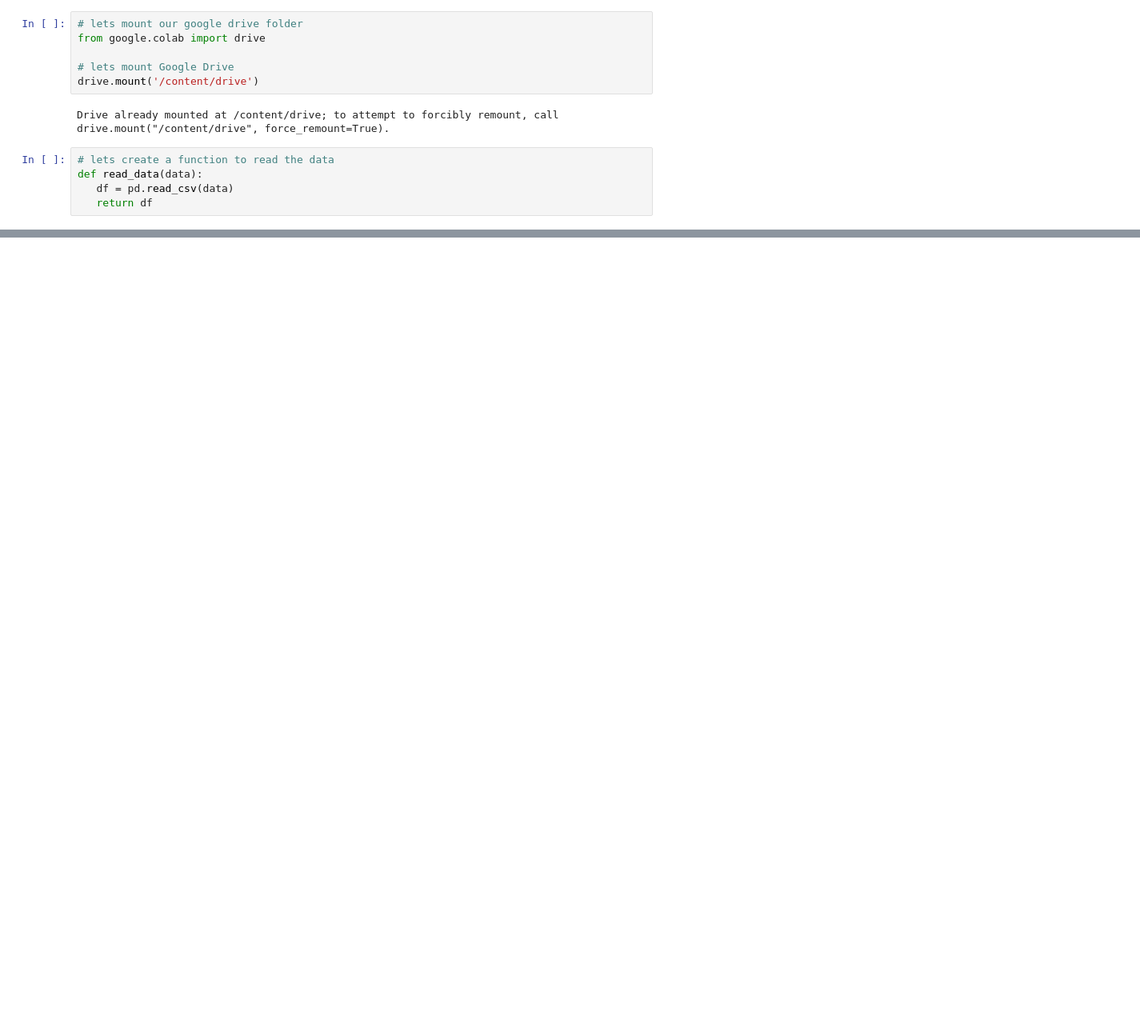
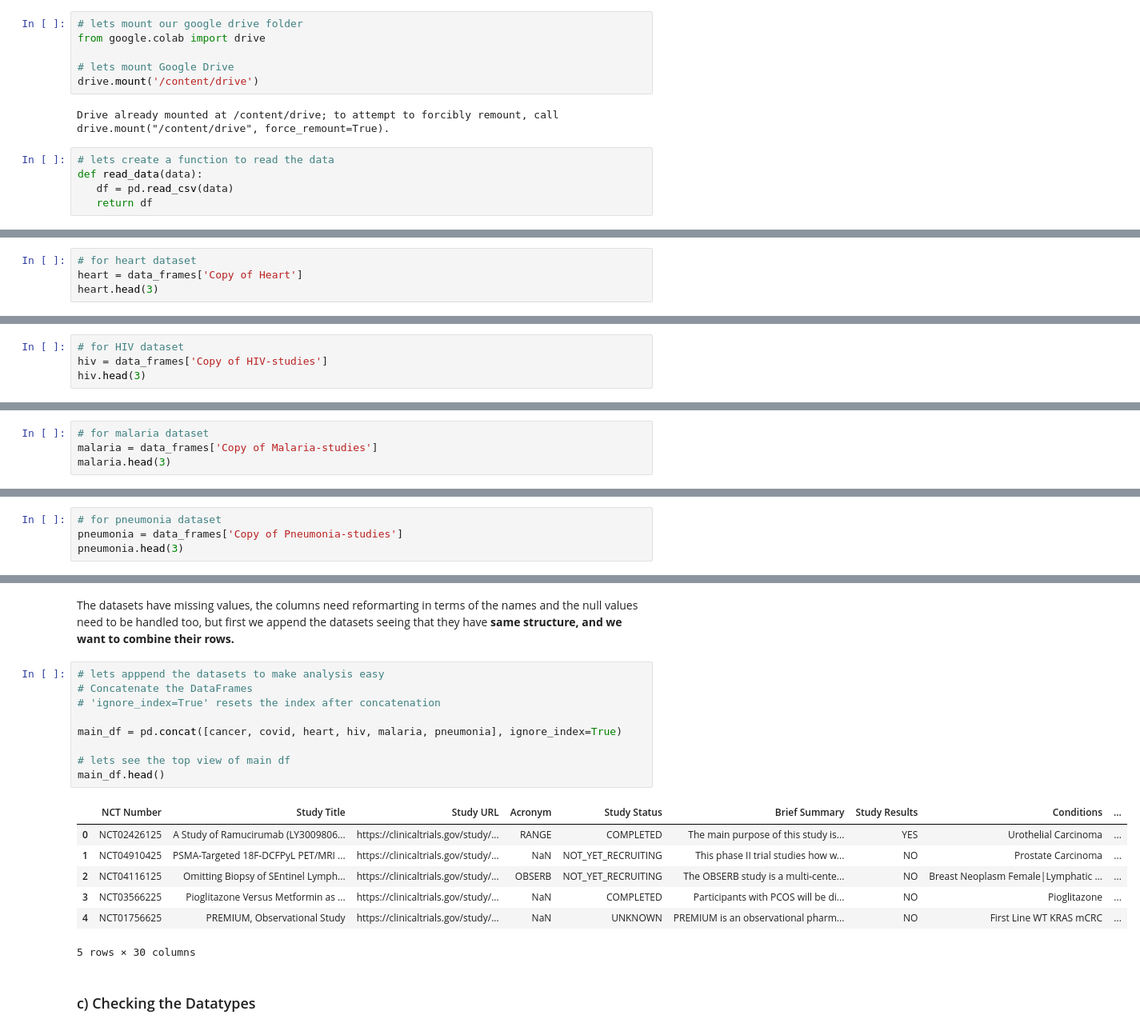
Before and after one commit to stogaja/clinical-trials, a Jupyter notebook: clinical_trials.ipynb, the cells around one changed output, grey strips where cells are left out. Shown at 80% size. Cells and saved outputs as stored; diff of their text form; blank space fills up the shorter version.

```diff
--- a/clinical_trials.ipynb
+++ b/clinical_trials.ipynb
@@ -172,0 +161,4 @@ NameError: ignored
+# %%
+# for heart dataset
+heart = data_frames['Copy of Heart']
+heart.head(3)
@@ -172,0 +171,4 @@ NameError: ignored
+# %%
+# for HIV dataset
+hiv = data_frames['Copy of HIV-studies']
+hiv.head(3)
@@ -172,0 +181,4 @@ NameError: ignored
+# %%
+# for malaria dataset
+malaria = data_frames['Copy of Malaria-studies']
+malaria.head(3)
@@ -172,0 +191,4 @@ NameError: ignored
+# %%
+# for pneumonia dataset
+pneumonia = data_frames['Copy of Pneumonia-studies']
+pneumonia.head(3)
@@ -172,0 +201,21 @@ NameError: ignored
+# %% [markdown]
+The datasets have missing values, the columns need reformarting in terms of the names and the null values need to be handled too, but first we append the datasets seeing that they have **same structure, and we want to combine their rows.**
+# %%
+# lets apppend the datasets to make analysis easy
+# Concatenate the DataFrames
+# 'ignore_index=True' resets the index after concatenation
+
+main_df = pd.concat([cancer, covid, heart, hiv, malaria, pneumonia], ignore_index=True)
+
+# lets see the top view of main df
+main_df.head()
+# %% [output]
+|  | NCT Number | Study Title | Study URL | Acronym | Study Status | Brief Summary | Study Results | Conditions | ... |
+| 0 | NCT02426125 | A Study of Ramucirumab (LY3009806... | https://clinicaltrials.gov/study/... | RANGE | COMPLETED | The main purpose of this study is... | YES | Urothelial Carcinoma | ... |
+| 1 | NCT04910425 | PSMA-Targeted 18F-DCFPyL PET/MRI ... | https://clinicaltrials.gov/study/... | NaN | NOT_YET_RECRUITING | This phase II trial studies how w... | NO | Prostate Carcinoma | ... |
+| 2 | NCT04116125 | Omitting Biopsy of SEntinel Lymph... | https://clinicaltrials.gov/study/... | OBSERB | NOT_YET_RECRUITING | The OBSERB study is a multi-cente... | NO | Breast Neoplasm Female|Lymphatic ... | ... |
+| 3 | NCT03566225 | Pioglitazone Versus Metformin as ... | https://clinicaltrials.gov/study/... | NaN | COMPLETED | Participants with PCOS will be di... | NO | Pioglitazone | ... |
+| 4 | NCT01756625 | PREMIUM, Observational Study | https://clinicaltrials.gov/study/... | NaN | UNKNOWN | PREMIUM is an observational pharm... | NO | First Line WT KRAS mCRC | ... |
+5 rows × 30 columns
+# %% [markdown]
+### c) Checking the Datatypes
```
Also changed, not shown: parts of 27 cells of this notebook.
